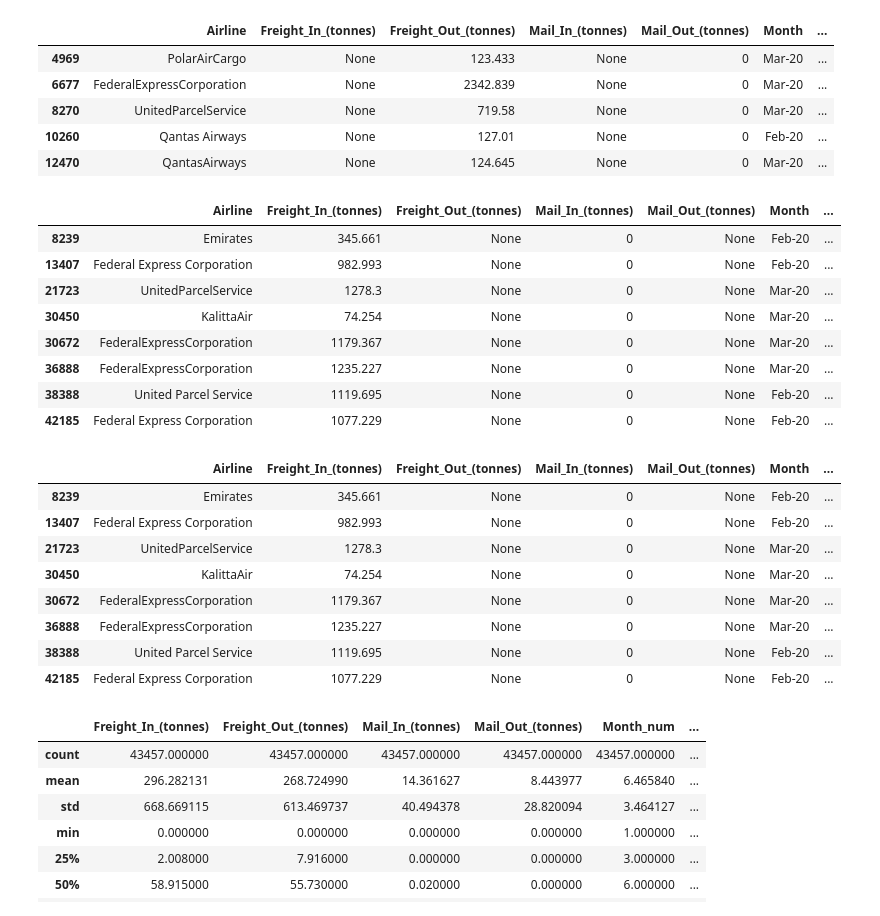
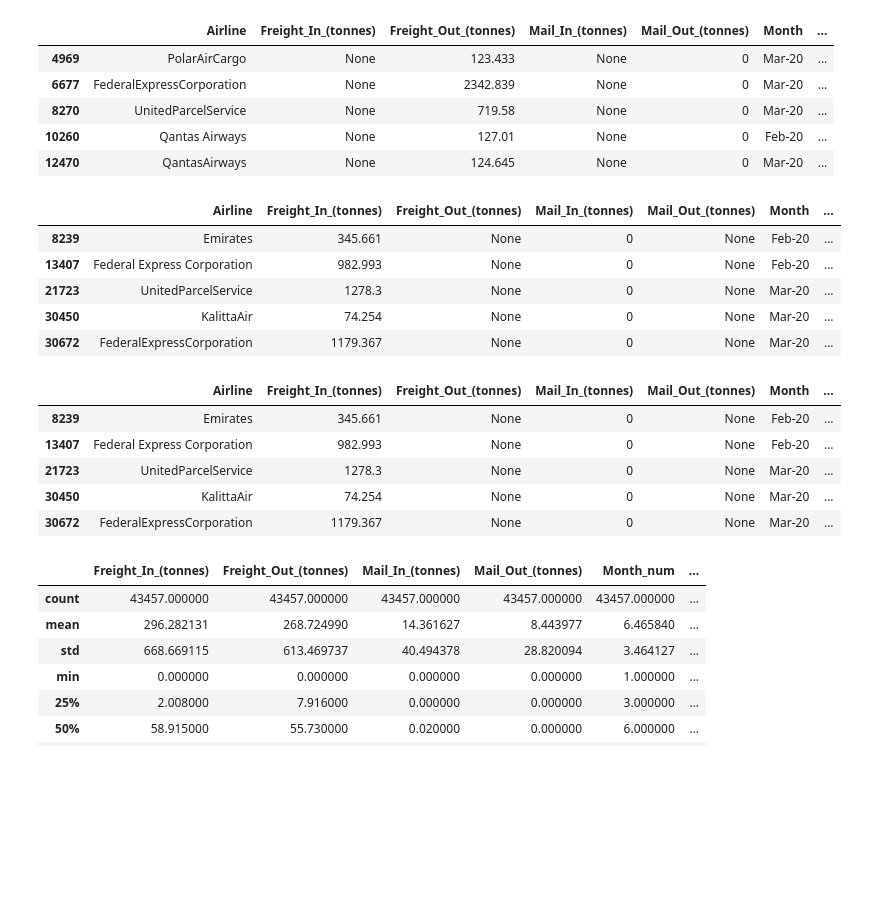
Before and after one commit to jubertroldan/P2_DataEngineering_Code_Challenge, a Jupyter notebook: P2 Data Engineering Code Challenge Solution.ipynb, the cells around one changed output. Saved outputs shown, nothing was run; the diff lists cells and outputs as text; code cells hidden in the pictures; blank space fills up the shorter version.

```diff
--- a/P2 Data Engineering Code Challenge Solution.ipynb
+++ b/P2 Data Engineering Code Challenge Solution.ipynb
@@ -168,19 +173,16 @@ df[df['Freight_In_(tonnes)'].isnull()].head()
 | 10260 | Qantas Airways | None | 127.01 | None | 0 | Feb-20 | ... |
 | 12470 | QantasAirways | None | 124.645 | None | 0 | Mar-20 | ... |
 # %%
-df[df['Freight_Out_(tonnes)'].isnull()]
+df[df['Freight_Out_(tonnes)'].isnull()].head()
 # %% [output]
 |  | Airline | Freight_In_(tonnes) | Freight_Out_(tonnes) | Mail_In_(tonnes) | Mail_Out_(tonnes) | Month | ... |
 | 8239 | Emirates | 345.661 | None | 0 | None | Feb-20 | ... |
 | 13407 | Federal Express Corporation | 982.993 | None | 0 | None | Feb-20 | ... |
 | 21723 | UnitedParcelService | 1278.3 | None | 0 | None | Mar-20 | ... |
 | 30450 | KalittaAir | 74.254 | None | 0 | None | Mar-20 | ... |
 | 30672 | FederalExpressCorporation | 1179.367 | None | 0 | None | Mar-20 | ... |
-| 36888 | FederalExpressCorporation | 1235.227 | None | 0 | None | Mar-20 | ... |
-| 38388 | United Parcel Service | 1119.695 | None | 0 | None | Feb-20 | ... |
-| 42185 | Federal Express Corporation | 1077.229 | None | 0 | None | Feb-20 | ... |
 # %%
-df[df['Mail_Out_(tonnes)'].isnull()]
+df[df['Mail_Out_(tonnes)'].isnull()].head()
 # %% [output]
 |  | Airline | Freight_In_(tonnes) | Freight_Out_(tonnes) | Mail_In_(tonnes) | Mail_Out_(tonnes) | Month | ... |
 | 8239 | Emirates | 345.661 | None | 0 | None | Feb-20 | ... |
@@ -188,7 +190,4 @@ df[df['Mail_Out_(tonnes)'].isnull()]
 | 21723 | UnitedParcelService | 1278.3 | None | 0 | None | Mar-20 | ... |
 | 30450 | KalittaAir | 74.254 | None | 0 | None | Mar-20 | ... |
 | 30672 | FederalExpressCorporation | 1179.367 | None | 0 | None | Mar-20 | ... |
-| 36888 | FederalExpressCorporation | 1235.227 | None | 0 | None | Mar-20 | ... |
-| 38388 | United Parcel Service | 1119.695 | None | 0 | None | Feb-20 | ... |
-| 42185 | Federal Express Corporation | 1077.229 | None | 0 | None | Feb-20 | ... |
 # %%
```
Also changed, not shown: parts of 14 cells of this notebook.
